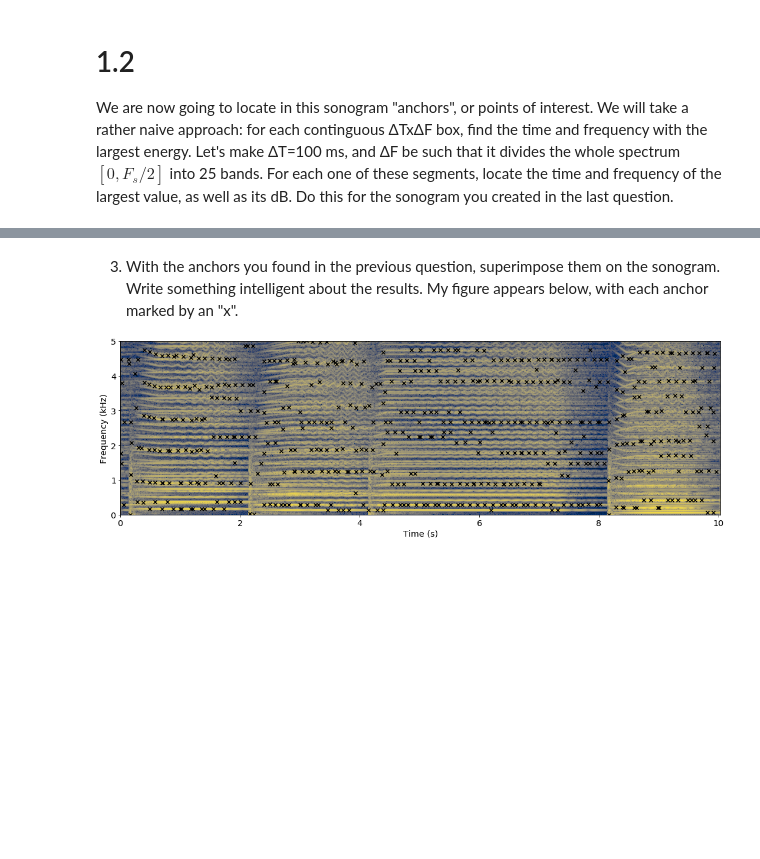
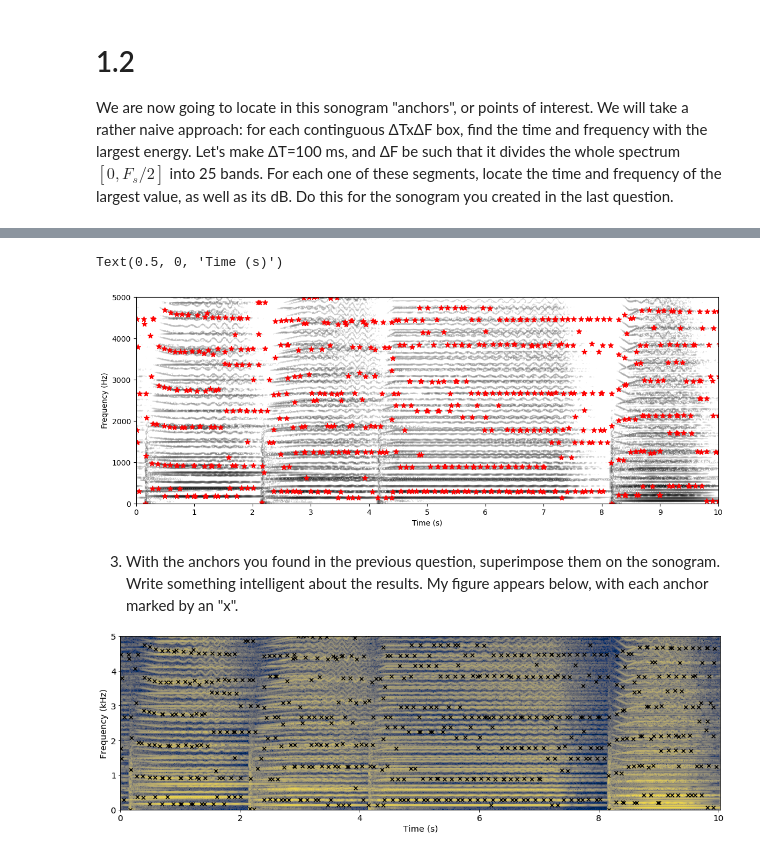
Before and after one commit to LinusOstlund/DT2470, a Jupyter notebook: labs/lab-4-information-retreival/DT2470_lab04-1.ipynb, the cells around one changed output, grey strips where cells are left out. Cells and saved outputs as stored; diff of their text form; code cells hidden in the pictures; blank space fills up the shorter version.

```diff
--- a/labs/lab-4-information-retreival/DT2470_lab04-1.ipynb
+++ b/labs/lab-4-information-retreival/DT2470_lab04-1.ipynb
@@ -30,0 +111,4 @@ We are now going to locate in this sonogram "anchors", or points of interest. We
+# %%
+# Emperically assign the delta t
+# Use annoying character to make it stand out
+ΔT = 10
@@ -30,0 +117,5 @@ We are now going to locate in this sonogram "anchors", or points of interest. We
+# %%
+# Feels like a ineffective workaround
+# but it works ¯\_(ツ)_/¯
+segments = 25
+ΔF = int(S.shape[0]/segments)
@@ -31,3 +140,39 @@ We are now going to locate in this sonogram "anchors", or points of interest. We
+# %%
+# anchor coordinates stored in two seperate arrays
+fs = [] # frequency
+ts = [] # time
+
+for f in range(0, S.shape[0], ΔF):
+    for t in range(0, S.shape[1], ΔT):
+        neighborhood = S[f:f+ΔF, t:t+ΔT]
+        local_max_db = np.max(neighborhood)
+        # x and y are the coordinates of the local max in current neighborhood
+        x, y = np.where(neighborhood == local_max_db)
+        # add the coordinates to the list with corresponding offset (f and t)
+        # necessary (math) evil for transposing from x and y
+        # in spectogram, to frequency and time in the signal
+        fs.extend((x + f) * sr / n_fft)
+        ts.extend((y + t) * hop_length / sr)
+# %%
+# plot the little specshow
+plt.figure(figsize=(14, 5))
+
+librosa.display.specshow(librosa.amplitude_to_db(S),
+                            x_axis='time',
+                            y_axis='hz',
+                            x_coords=x_coords,
+                            sr=sr,
+                            cmap='gray_r')
+
+# superimpose scatterplot on the spectogram
+plt.scatter(x = ts, y = fs, c='r', marker='*', s=50)
+
+# prettify plot
+plt.ylim(0, 5000); plt.xlim(0, 10)
+plt.xlabel("Time (s)"); plt.ylabel("Frequency (Hz)")
+# %% [output]
+Text(0.5, 0, 'Time (s)')
+[figure, added]
 # %% [markdown]
 3.  With the anchors you found in the previous question, superimpose them on the sonogram. Write something intelligent about the results. My figure appears below, with each anchor marked by an "x".
 
```
Also changed, not shown: parts of 19 cells of this notebook, 2 other files.
